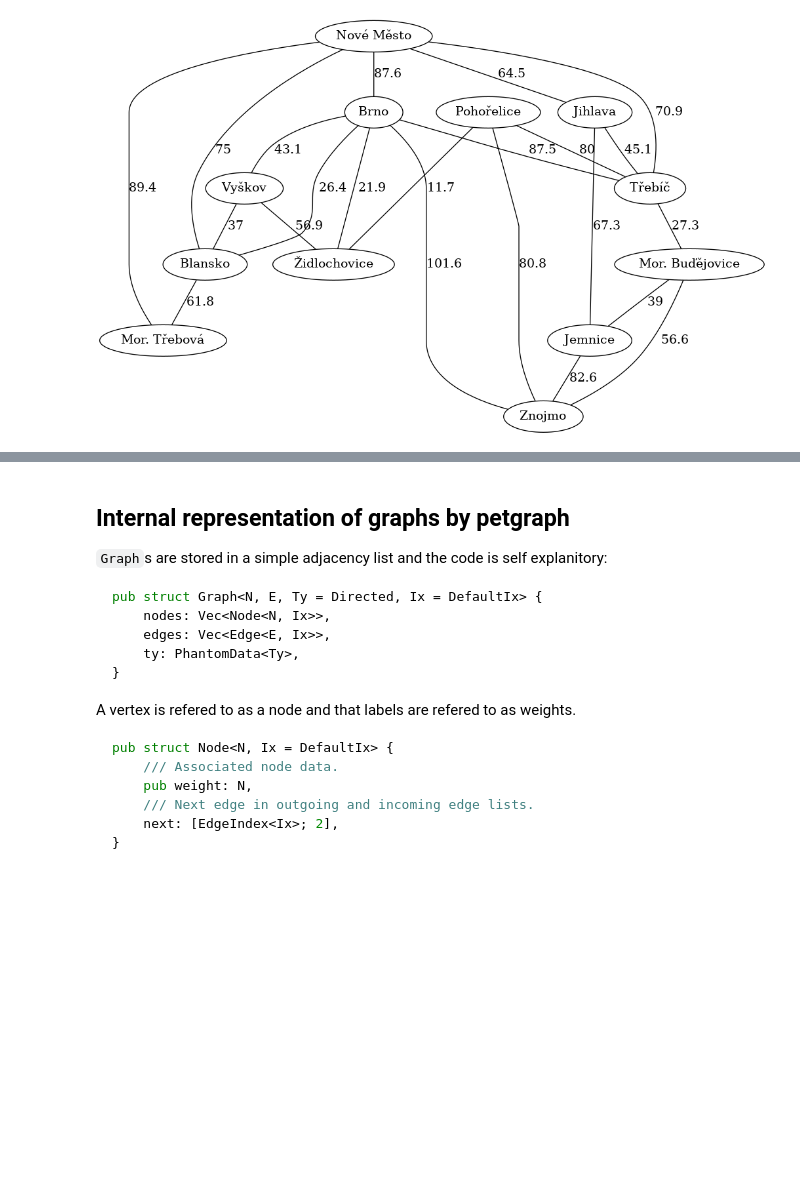
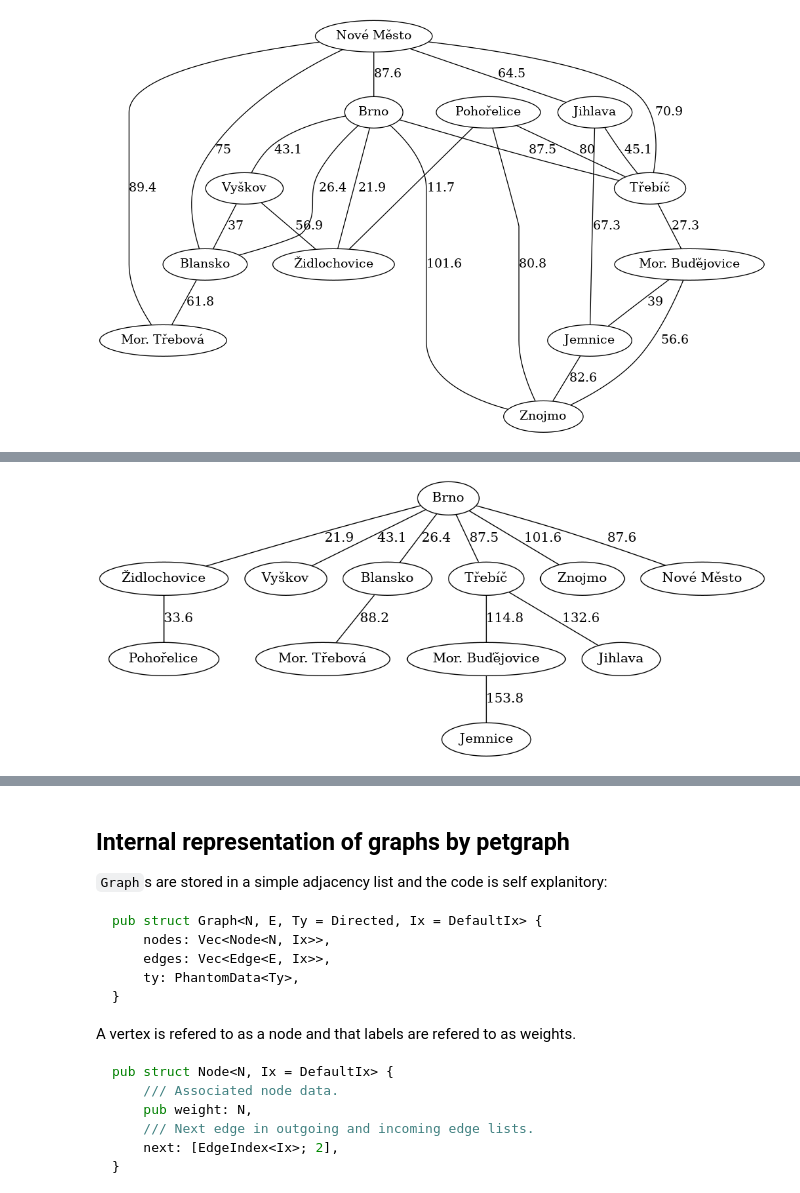
Before and after one commit to timthelion/rust-jupyter, a Jupyter notebook: pegraph_review.ipynb, the cells around one changed output, grey strips where cells are left out. Cells and saved outputs as stored; diff of their text form; code cells hidden in the pictures; blank space fills up the shorter version.

```diff
--- a/pegraph_review.ipynb
+++ b/pegraph_review.ipynb
@@ -875,0 +922,19 @@ for element in min_spanning_tree(&moravia) {
+# %%
+{
+    let (costs, predicessors) = bellman_ford(&moravia, brno).unwrap();
+    let mut spt = moravia.clone();  //spt = Shortest path tree
+    spt.clear_edges();
+    let mut i = 0;
+    for op_node_ix in predicessors.iter() {
+        match op_node_ix {
+            Some(node_ix) => {
+                spt.add_edge(*node_ix, graph::NodeIndex::new(i), costs[i]);
+            }
+            None => ()
+        };
+        i += 1;
+    }
+    draw_graph(&spt);
+}
+# %% [output]
+[figure, added]
```
Also changed, not shown: parts of 13 cells of this notebook.
